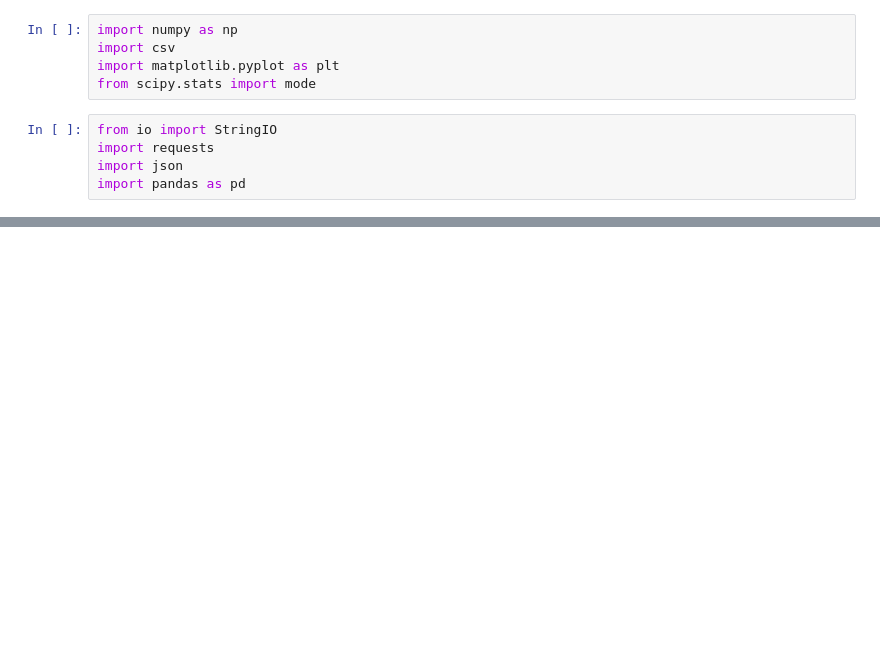
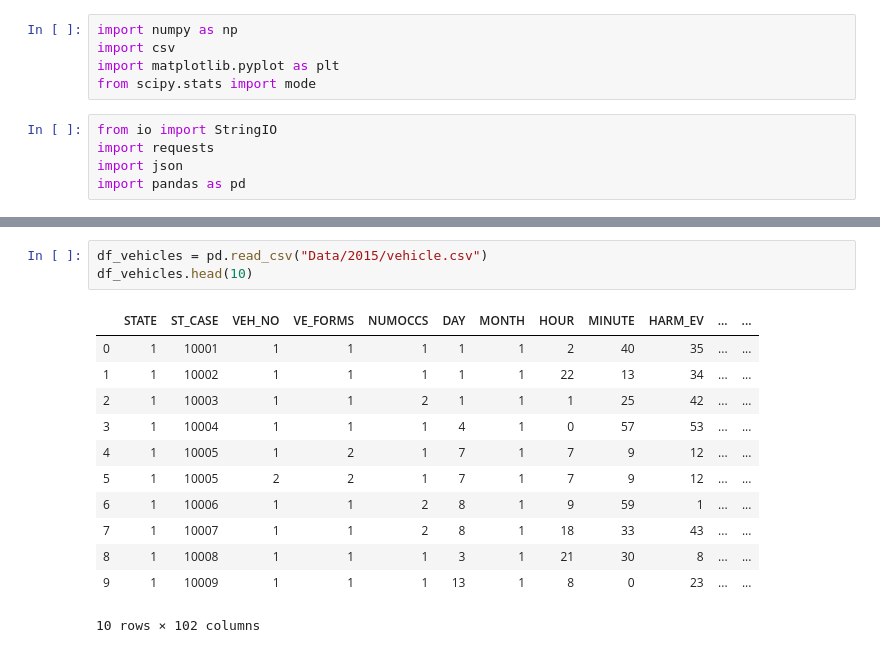
Before and after one commit to Marcoror150/MSCS-Project, a Jupyter notebook: Data Example Part 1.ipynb, the cells around one changed output, grey strips where cells are left out. Cells and saved outputs as stored; diff of their text form; blank space fills up the shorter version.

```diff
--- a/Data Example Part 1.ipynb
+++ b/Data Example Part 1.ipynb
@@ -26,3 +26,19 @@ df.head(10)
 | 8 | 1 | 10009 | 1 | 1 | 0 | 0 | 0 | 1 | 1 | 117 | ... |
 | 9 | 1 | 10010 | 2 | 2 | 0 | 0 | 0 | 2 | 2 | 33 | ... |
 10 rows × 52 columns
+# %%
+df_vehicles = pd.read_csv("Data/2015/vehicle.csv")
+df_vehicles.head(10)
+# %% [output]
+|  | STATE | ST_CASE | VEH_NO | VE_FORMS | NUMOCCS | DAY | MONTH | HOUR | MINUTE | HARM_EV | ... | ... |
+| 0 | 1 | 10001 | 1 | 1 | 1 | 1 | 1 | 2 | 40 | 35 | ... | ... |
+| 1 | 1 | 10002 | 1 | 1 | 1 | 1 | 1 | 22 | 13 | 34 | ... | ... |
+| 2 | 1 | 10003 | 1 | 1 | 2 | 1 | 1 | 1 | 25 | 42 | ... | ... |
+| 3 | 1 | 10004 | 1 | 1 | 1 | 4 | 1 | 0 | 57 | 53 | ... | ... |
+| 4 | 1 | 10005 | 1 | 2 | 1 | 7 | 1 | 7 | 9 | 12 | ... | ... |
+| 5 | 1 | 10005 | 2 | 2 | 1 | 7 | 1 | 7 | 9 | 12 | ... | ... |
+| 6 | 1 | 10006 | 1 | 1 | 2 | 8 | 1 | 9 | 59 | 1 | ... | ... |
+| 7 | 1 | 10007 | 1 | 1 | 2 | 8 | 1 | 18 | 33 | 43 | ... | ... |
+| 8 | 1 | 10008 | 1 | 1 | 1 | 3 | 1 | 21 | 30 | 8 | ... | ... |
+| 9 | 1 | 10009 | 1 | 1 | 1 | 13 | 1 | 8 | 0 | 23 | ... | ... |
+10 rows × 102 columns
```
Also changed, not shown: parts of 23 cells of this notebook, 1 other file.
